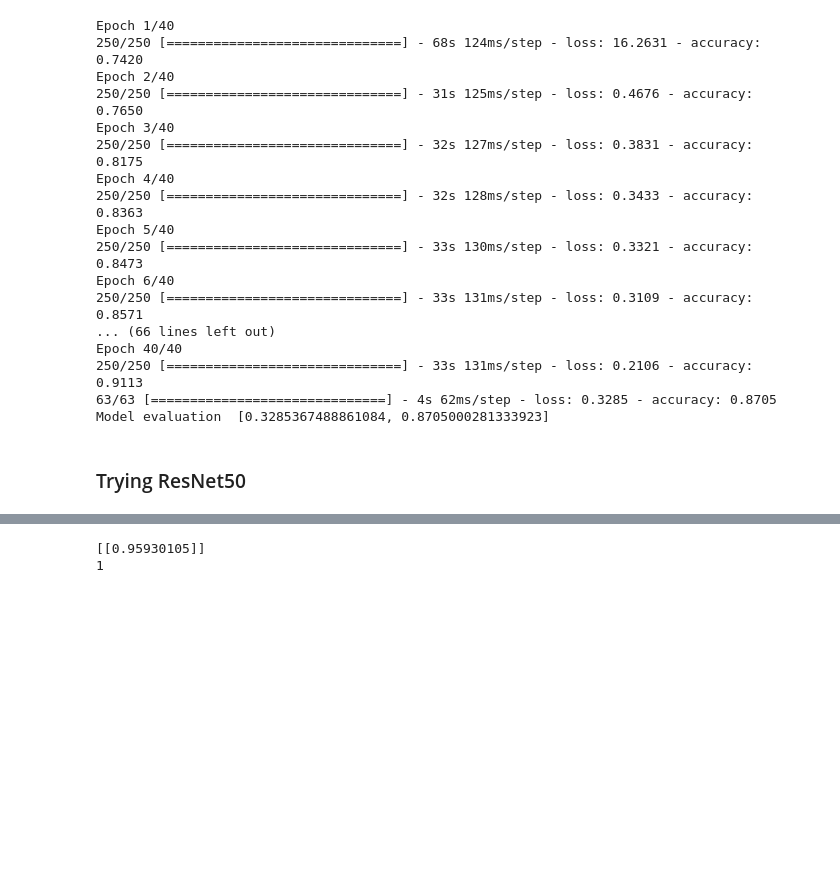
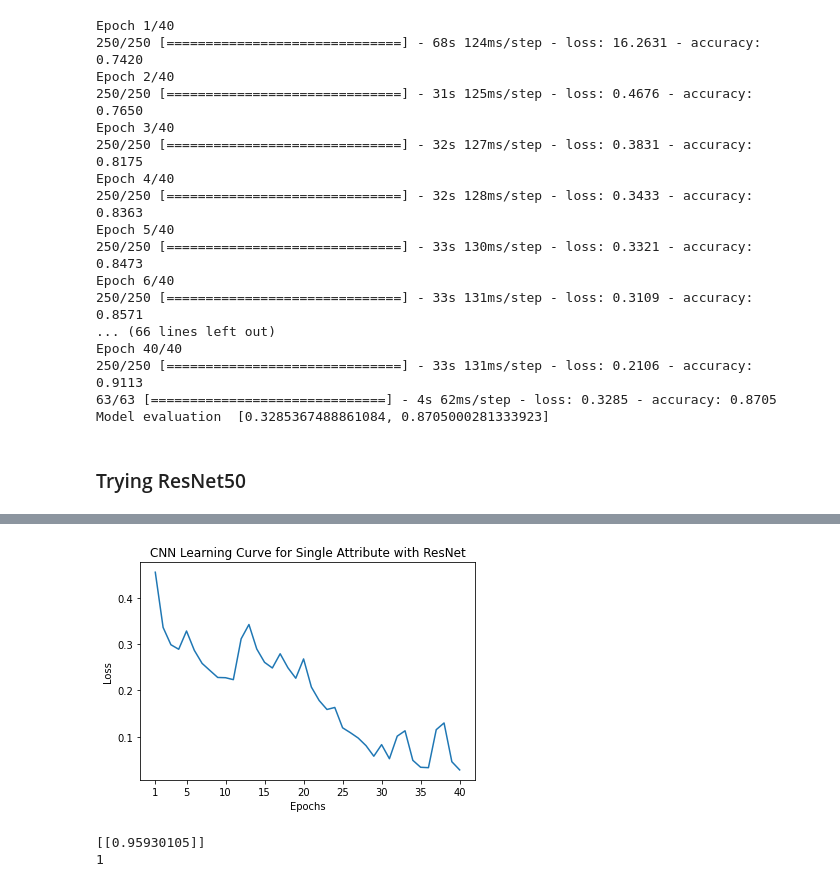
Before and after one commit to brookekelseyryan/DeepRecognition, a Jupyter notebook: CS274_Project.ipynb, the cells around one changed output, grey strips where cells are left out. Saved outputs shown, nothing was run; the diff lists cells and outputs as text; code cells hidden in the pictures; blank space fills up the shorter version.

```diff
--- a/CS274_Project.ipynb
+++ b/CS274_Project.ipynb
@@ -71,7 +71,7 @@ save_path = "drive/MyDrive/input.csv"
 # %%
 # Load image data from csv to numpy array
 
-size = 15000
+size = 14000
 x = np.zeros((size, 128, 128, 3)) # CNN requires input shape to be (#samples, width, height, channels)
 
 with open(save_path, 'r') as f:
@@ -157,6 +159,6 @@ print(data)
 # %% [markdown]
 ## Shuffle/Split Data
 # %%
-idx = np.random.choice(np.arange(len(x)), 10000, replace=False)
+idx = np.random.choice(np.arange(len(x)), 11000, replace=False)
 x_shuffled = x[idx]
 y_shuffled = data.iloc[idx]
@@ -502,3 +603,5 @@ Total params: 27,782,785
 Trainable params: 27,729,409
 Non-trainable params: 53,376
 __________________________________________________________________________________________________
+# %%
+history1 = model.fit(x_train, y_train, epochs=40)
@@ -527,3 +631,17 @@ Model evaluation  [0.7237762808799744, 0.8550000190734863]
+# %%
+epochs = [i + 1 for i in range(40)]
+epoch_ticks = [i for i in range(0, 45, 5)]
+epoch_ticks[0] = 1
+
+# Graphs the learning curve
+plt.plot(epochs, history1.history["loss"])
+plt.title("CNN Learning Curve for Single Attribute with ResNet")
+plt.xticks(epoch_ticks)
+plt.xlabel("Epochs")
+plt.ylabel("Loss")
+plt.show()
+# %% [output]
+[figure, added]
 # %%
 i = 3
 
```
Also changed, not shown: parts of 38 cells of this notebook.
